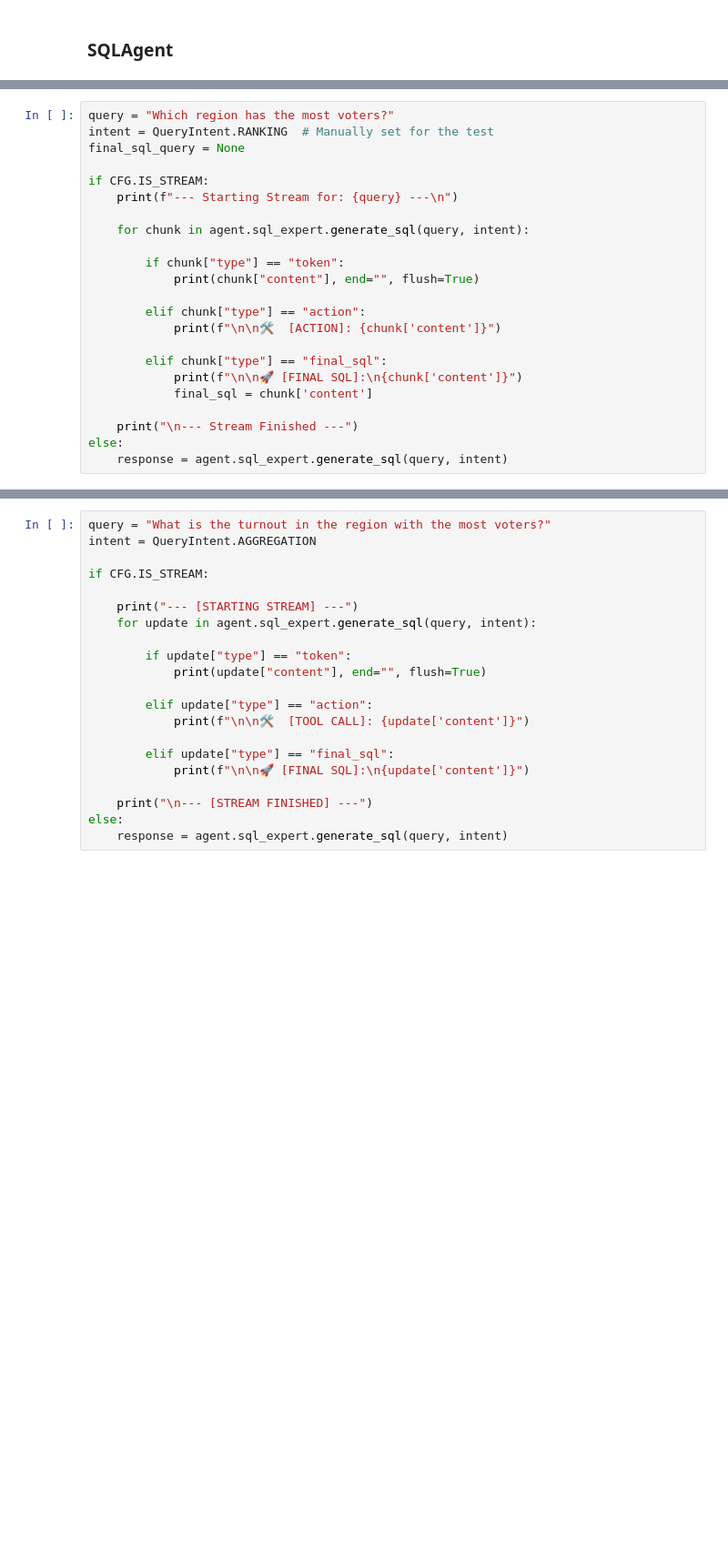
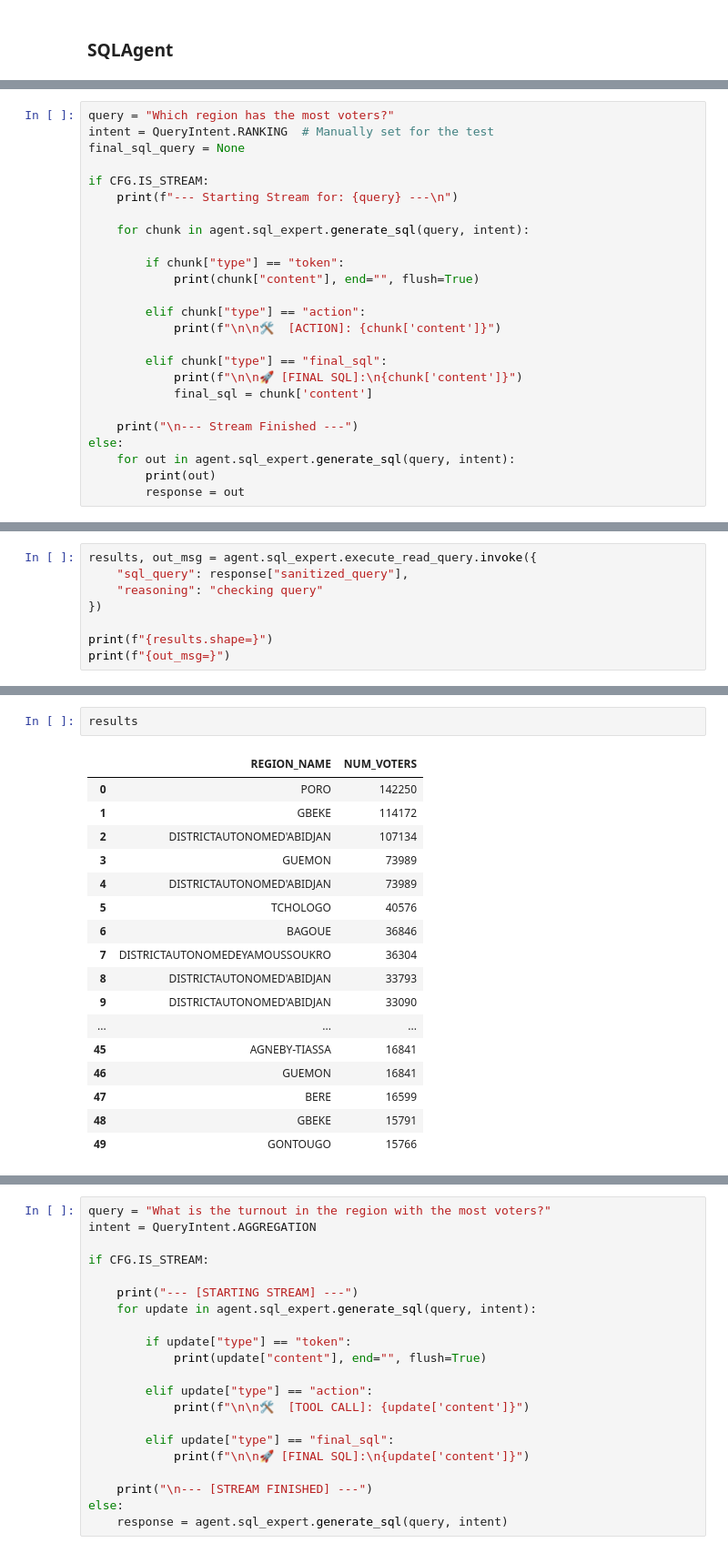
Before and after one commit to dric2018/chat-app, a Jupyter notebook: notebooks/chat_pipeline.ipynb, the cells around one changed output, grey strips where cells are left out. Shown at 91% size. Saved outputs shown, nothing was run; the diff lists cells and outputs as text; blank space fills up the shorter version.

```diff
--- a/notebooks/chat_pipeline.ipynb
+++ b/notebooks/chat_pipeline.ipynb
@@ -284,4 +381,6 @@ if CFG.IS_STREAM:
 
     print("\n--- Stream Finished ---")
 else:
-    response = agent.sql_expert.generate_sql(query, intent)
+    for out in agent.sql_expert.generate_sql(query, intent):
+        print(out)
+        response = out
@@ -289,0 +415,8 @@ response
+# %%
+results, out_msg = agent.sql_expert.execute_read_query.invoke({
+    "sql_query": response["sanitized_query"],
+    "reasoning": "checking query"
+})
+
+print(f"{results.shape=}")
+print(f"{out_msg=}")
@@ -289,0 +427,20 @@ response
+# %%
+results
+# %% [output]
+|  | REGION_NAME | NUM_VOTERS |
+| 0 | PORO | 142250 |
+| 1 | GBEKE | 114172 |
+| 2 | DISTRICTAUTONOMED'ABIDJAN | 107134 |
+| 3 | GUEMON | 73989 |
+| 4 | DISTRICTAUTONOMED'ABIDJAN | 73989 |
+| 5 | TCHOLOGO | 40576 |
+| 6 | BAGOUE | 36846 |
+| 7 | DISTRICTAUTONOMEDEYAMOUSSOUKRO | 36304 |
+| 8 | DISTRICTAUTONOMED'ABIDJAN | 33793 |
+| 9 | DISTRICTAUTONOMED'ABIDJAN | 33090 |
+| ... | ... | ... |
+| 45 | AGNEBY-TIASSA | 16841 |
+| 46 | GUEMON | 16841 |
+| 47 | BERE | 16599 |
+| 48 | GBEKE | 15791 |
+| 49 | GONTOUGO | 15766 |
```
Also changed, not shown: parts of 28 cells of this notebook, 11 other files.
